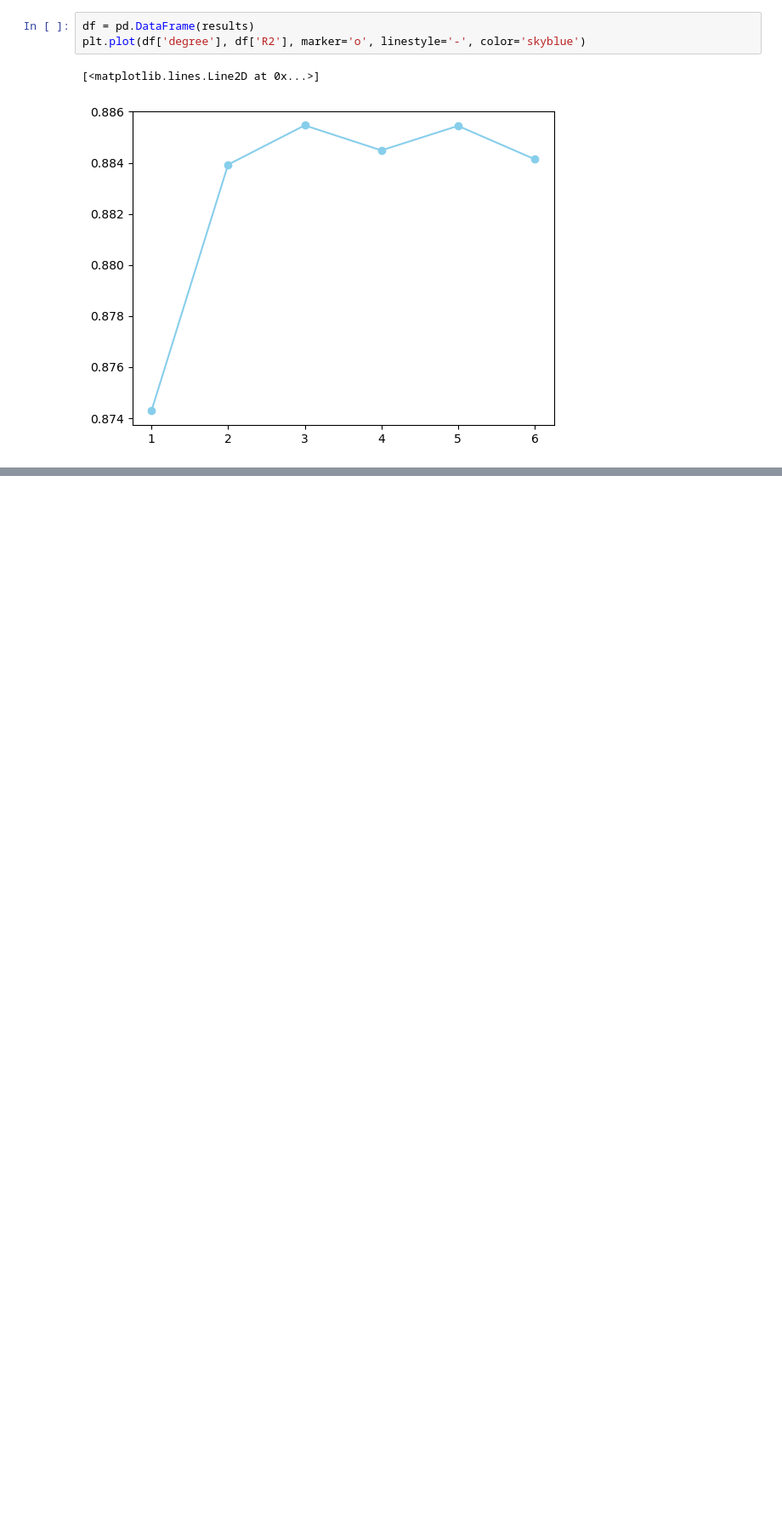
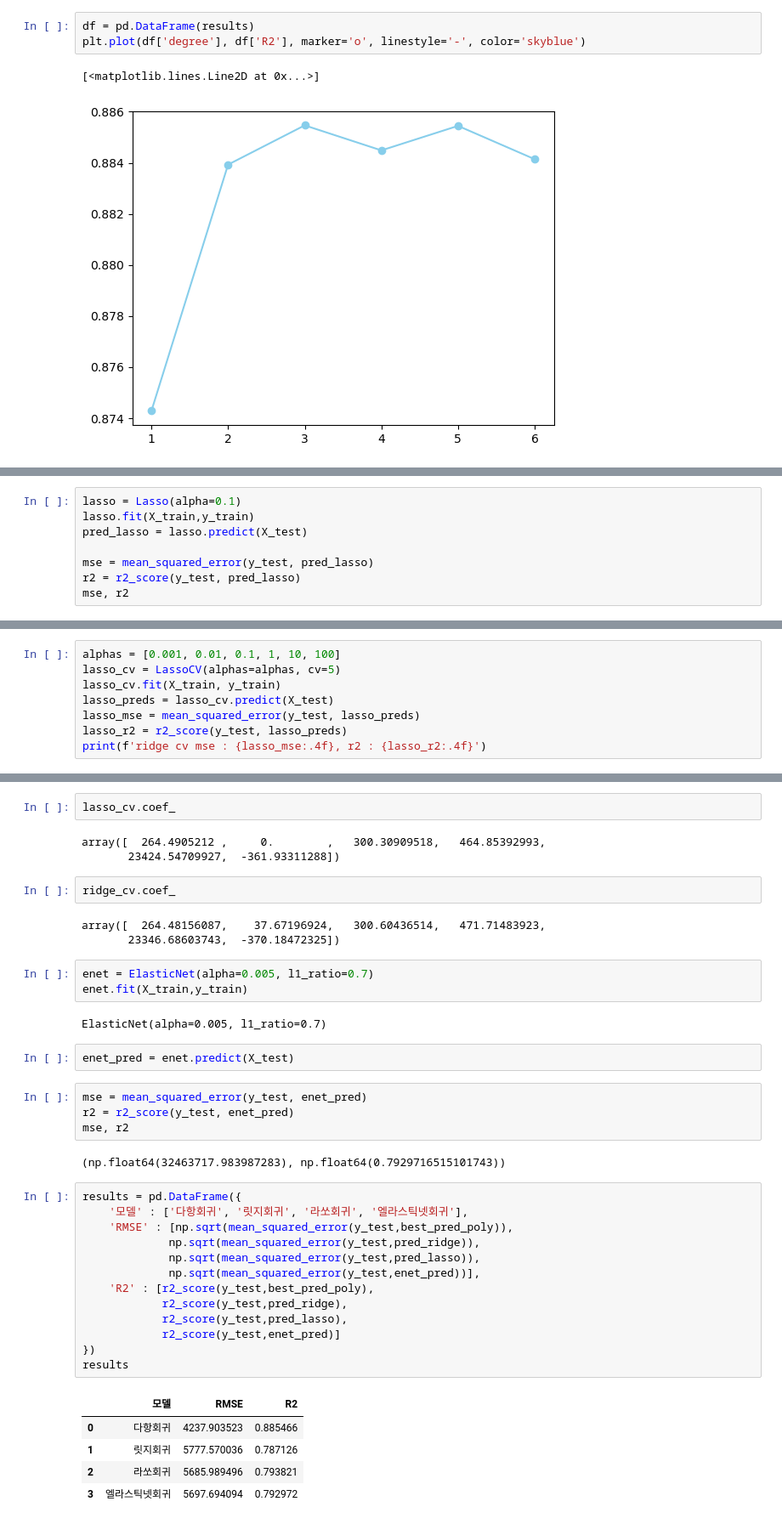
Before and after one commit to Telkem/hipython_rep, a Jupyter notebook: 38_보험료예측모델.ipynb, the cells around one changed output, grey strips where cells are left out. Shown at 85% size. Cells and saved outputs as stored; diff of their text form; blank space fills up the shorter version.

```diff
--- a/38_보험료예측모델.ipynb
+++ b/38_보험료예측모델.ipynb
@@ -181,0 +208,8 @@ plt.plot(df['degree'], df['R2'], marker='o', linestyle='-', color='skyblue')
+# %%
+lasso = Lasso(alpha=0.1)
+lasso.fit(X_train,y_train)
+pred_lasso = lasso.predict(X_test)
+
+mse = mean_squared_error(y_test, pred_lasso)
+r2 = r2_score(y_test, pred_lasso)
+mse, r2
@@ -181,0 +218,8 @@ plt.plot(df['degree'], df['R2'], marker='o', linestyle='-', color='skyblue')
+# %%
+alphas = [0.001, 0.01, 0.1, 1, 10, 100]
+lasso_cv = LassoCV(alphas=alphas, cv=5)
+lasso_cv.fit(X_train, y_train)
+lasso_preds = lasso_cv.predict(X_test)
+lasso_mse = mean_squared_error(y_test, lasso_preds)
+lasso_r2 = r2_score(y_test, lasso_preds)
+print(f'ridge cv mse : {lasso_mse:.4f}, r2 : {lasso_r2:.4f}')
@@ -181,0 +232,42 @@ plt.plot(df['degree'], df['R2'], marker='o', linestyle='-', color='skyblue')
+# %%
+lasso_cv.coef_
+# %% [output]
+array([  264.4905212 ,     0.        ,   300.30909518,   464.85392993,
+       23424.54709927,  -361.93311288])
+# %%
+ridge_cv.coef_
+# %% [output]
+array([  264.48156087,    37.67196924,   300.60436514,   471.71483923,
+       23346.68603743,  -370.18472325])
+# %%
+enet = ElasticNet(alpha=0.005, l1_ratio=0.7)
+enet.fit(X_train,y_train)
+# %% [output]
+ElasticNet(alpha=0.005, l1_ratio=0.7)
+# %%
+enet_pred = enet.predict(X_test)
+# %%
+mse = mean_squared_error(y_test, enet_pred)
+r2 = r2_score(y_test, enet_pred)
+mse, r2
+# %% [output]
+(np.float64(32463717.983987283), np.float64(0.7929716515101743))
+# %%
+results = pd.DataFrame({
+    '모델' : ['다항회귀', '릿지회귀', '라쏘회귀', '엘라스틱넷회귀'],
+    'RMSE' : [np.sqrt(mean_squared_error(y_test,best_pred_poly)),
+             np.sqrt(mean_squared_error(y_test,pred_ridge)),
+             np.sqrt(mean_squared_error(y_test,pred_lasso)),
+             np.sqrt(mean_squared_error(y_test,enet_pred))],
+    'R2' : [r2_score(y_test,best_pred_poly),
+            r2_score(y_test,pred_ridge),
+            r2_score(y_test,pred_lasso),
+            r2_score(y_test,enet_pred)]
+})
+results
+# %% [output]
+|  | 모델 | RMSE | R2 |
+| 0 | 다항회귀 | 4237.903523 | 0.885466 |
+| 1 | 릿지회귀 | 5777.570036 | 0.787126 |
+| 2 | 라쏘회귀 | 5685.989496 | 0.793821 |
+| 3 | 엘라스틱넷회귀 | 5697.694094 | 0.792972 |
```
Also changed, not shown: parts of 12 cells of this notebook, 5 other files.
